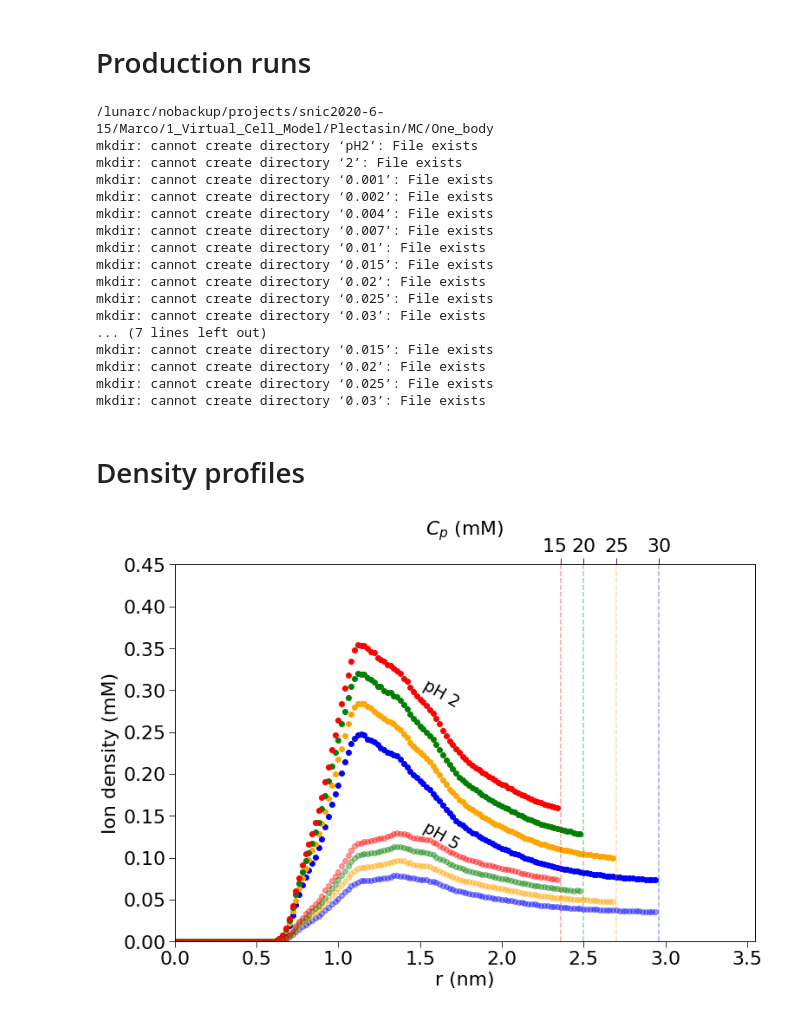
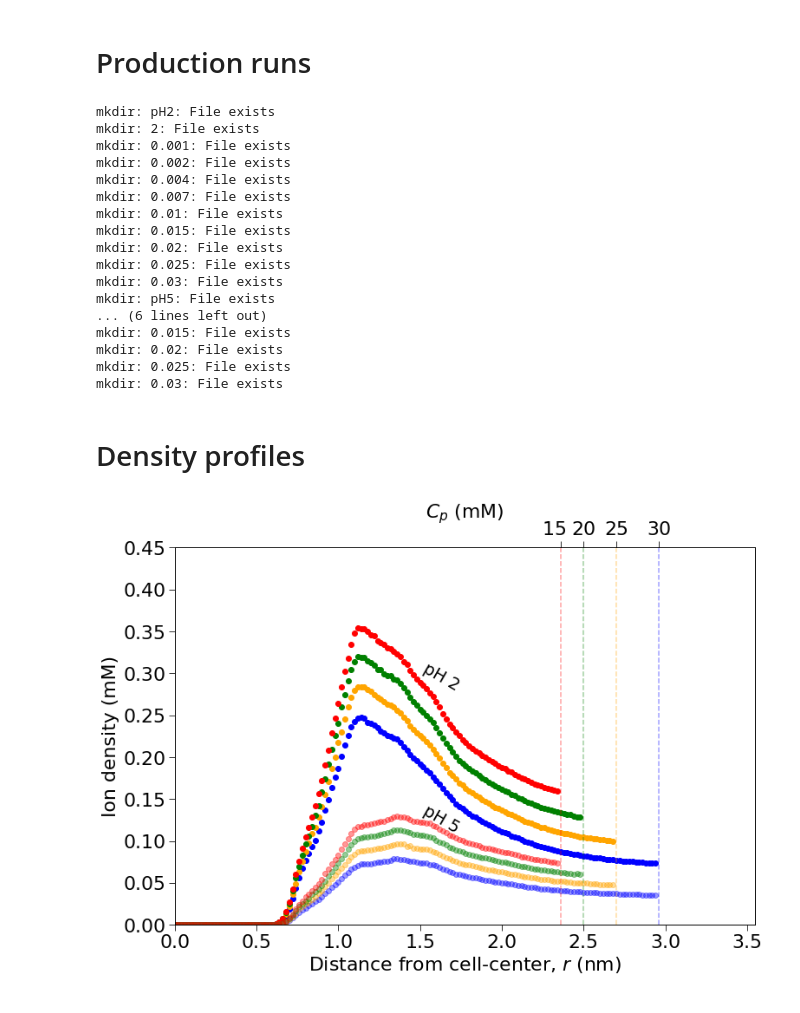
Before and after one commit to mlund/SI-virtual-cell-model, a Jupyter notebook: Monte_Carlo/One_body/One_body_MC.ipynb, the cells around one changed output. Cells and saved outputs as stored; diff of their text form; code cells hidden in the pictures.

```diff
--- a/Monte_Carlo/One_body/One_body_MC.ipynb
+++ b/Monte_Carlo/One_body/One_body_MC.ipynb
@@ -54,9 +48,8 @@ nskip = 0
 # %% [markdown]
 # Functions
 # %%
-# Define the cell radius as a function of the protein concentration
-
 def radius(Cp):
+    ''' cell radius as a function of the protein concentration '''
     Na = 6.022e23
     return np.cbrt(3*1e27/(4* np.pi * Na * Cp))
 # %% [markdown]
@@ -191,23 +184,23 @@ for name, prop in pHs.items():
         %cd -q ../
     %cd -q ../
 # %% [output]
-/lunarc/nobackup/projects/snic2020-6-15/Marco/1_Virtual_Cell_Model/Plectasin/MC/One_body
-mkdir: cannot create directory ‘pH2’: File exists
-mkdir: cannot create directory ‘2’: File exists
-mkdir: cannot create directory ‘0.001’: File exists
-mkdir: cannot create directory ‘0.002’: File exists
-mkdir: cannot create directory ‘0.004’: File exists
-mkdir: cannot create directory ‘0.007’: File exists
-mkdir: cannot create directory ‘0.01’: File exists
-mkdir: cannot create directory ‘0.015’: File exists
-mkdir: cannot create directory ‘0.02’: File exists
-mkdir: cannot create directory ‘0.025’: File exists
-mkdir: cannot create directory ‘0.03’: File exists
-... (7 lines left out)
-mkdir: cannot create directory ‘0.015’: File exists
-mkdir: cannot create directory ‘0.02’: File exists
-mkdir: cannot create directory ‘0.025’: File exists
-mkdir: cannot create directory ‘0.03’: File exists
+mkdir: pH2: File exists
+mkdir: 2: File exists
+mkdir: 0.001: File exists
+mkdir: 0.002: File exists
+mkdir: 0.004: File exists
+mkdir: 0.007: File exists
+mkdir: 0.01: File exists
+mkdir: 0.015: File exists
+mkdir: 0.02: File exists
+mkdir: 0.025: File exists
+mkdir: 0.03: File exists
+mkdir: pH5: File exists
+... (6 lines left out)
+mkdir: 0.015: File exists
+mkdir: 0.02: File exists
+mkdir: 0.025: File exists
+mkdir: 0.03: File exists
 # %% [markdown]
 # Density profiles
 # %%
@@ -229,34 +222,32 @@ for name, prop in pHs.items():
         for i, Cp in enumerate(Cp_range):
 
             path = '/'+str(name)+'/'+str(pH)+'/'+str(Cp)+'/'
 
             if pH ==2:
                 x, y = np.loadtxt(workdir+path+'Cl_profile.txt',unpack=True, usecols=(0,2))
                 ax1.plot(x[:-1]/10, y[:-1], '.', markersize=12, color=colors[i])
 
             if pH ==5:
                 x, y = np.loadtxt(workdir+path+'Cl_profile.txt',unpack=True, usecols=(0,2))
                 ax1.plot(x[:-1]/10, y[:-1], '.', markersize=12, alpha=0.4, color=colors[i])
 
             ax1.plot([x[-1]/10,x[-1]/10],[0, 0.50], linestyle='--', color=colors[i], alpha=0.2)
             #print(x[-1])
 
-
-
 ax1.text(1.5, 0.28, r'pH 2', fontsize='large', color='k', rotation=-30)
 ax1.text(1.5, 0.11, r'pH 5', fontsize='large', color='k', rotation=-30)
 #ax1.legend(frameon=False, fontsize=16, ncol=1, loc=2)
-ax1.set_xlabel('r (nm)', fontsize=fontsize)
+ax1.set_xlabel('Distance from cell-center, $r$ (nm)', fontsize=fontsize)
 
 ax1.set_ylabel('Ion density (mM)', fontsize=fontsize)
 ax1.set_ylim(0, 0.45)
 ax1.set_xlim(0, 3.55)
 
 ax2.set_xbound(ax1.get_xbound())
 ax2.set_xlabel('$C_{p}$ (mM)', fontsize=fontsize)
 plt.setp( ax2, xticks = [ 2.36, 2.50, 2.70, 2.96 ], xticklabels = [ '15  ', '20', '25', '30'] )
 ax1.tick_params(labelsize=fontsize)
 ax2.tick_params(labelsize=fontsize)
 plt.savefig('MC_profiles.png', frameone=True, bbox_inches='tight', dpi=300)
 # %% [output]
-[figure, old version]
+[figure, new version]
```
Also changed, not shown: parts of 2 cells of this notebook, 2 other files.
